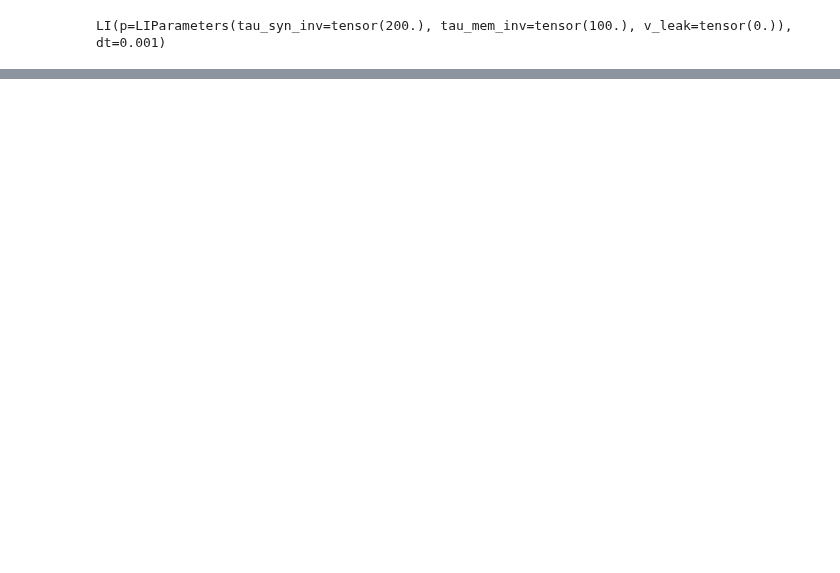
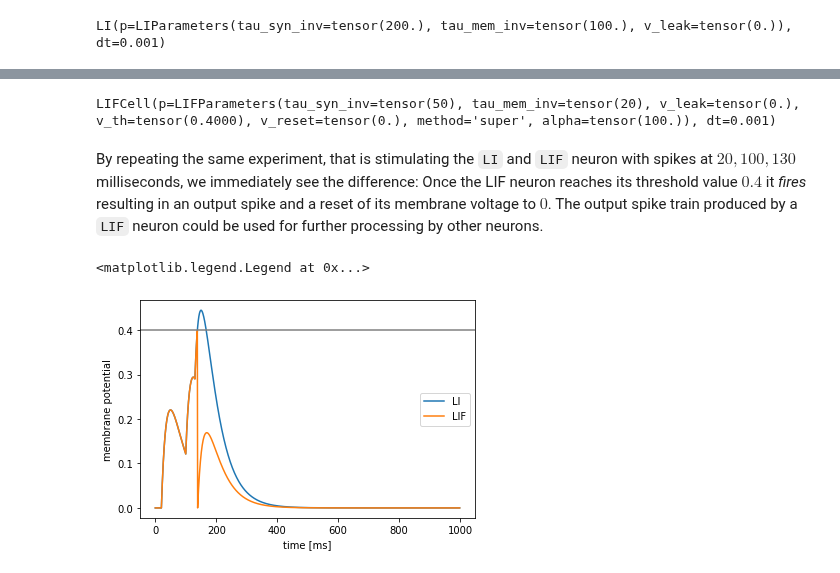
Before and after one commit to norse/norse, a Jupyter notebook: _sources/pages/spiking.ipynb, the cells around one changed output, grey strips where cells are left out. Saved outputs shown, nothing was run; the diff lists cells and outputs as text; code cells hidden in the pictures; blank space fills up the shorter version.

````diff
--- a/_sources/pages/spiking.ipynb
+++ b/_sources/pages/spiking.ipynb
@@ -65,0 +116,41 @@ plt.plot(voltages.detach())
+# %%
+def integrate_and_record(cell):
+    def integrate(input_spike_train):
+        T = input_spike_train.shape[0]
+        s = None
+        spikes = []
+        voltage_trace = []
+        for ts in range(T):
+            z, s = cell(input_spike_train[ts], s)
+            spikes.append(z)
+            voltage_trace.append(s.v)
+        return torch.stack(spikes), torch.stack(voltage_trace)
+    return integrate
+
+v_th = 0.4
+cell = nm.LIFCell(p=nm.LIFParameters(tau_mem_inv=torch.tensor(20), tau_syn_inv=torch.tensor(50), v_th=torch.as_tensor(0.4)))
+lif_integrate = integrate_and_record(cell)
+cell
+# %% [output]
+LIFCell(p=LIFParameters(tau_syn_inv=tensor(50), tau_mem_inv=tensor(20), v_leak=tensor(0.), v_th=tensor(0.4000), v_reset=tensor(0.), method='super', alpha=tensor(100.)), dt=0.001)
+# %% [markdown]
+By repeating the same experiment, that is stimulating the ```LI``` and ```LIF``` neuron with spikes at $20, 100, 130$ milliseconds, we immediately see the difference: Once the LIF neuron reaches its threshold value $0.4$ it *fires* resulting in an output spike and a reset of its membrane voltage to $0$. The output spike train produced by a ```LIF``` neuron could be used for further processing by other neurons.
+# %%
+num_neurons = 1
+tau_syn_inv = torch.tensor([20])
+data = torch.zeros(1000,num_neurons)
+data[20] =  1.0
+data[100] = 1.0
+data[130] = 1.0
+
+voltage_trace, _ = nm.LI(p=nm.LIParameters(tau_mem_inv=tau_syn_inv, tau_syn_inv=torch.tensor(50)))(data)
+zs, lif_voltage_trace = lif_integrate(data)
+plt.xlabel('time [ms]')
+plt.ylabel('membrane potential')
+plt.plot(voltage_trace.detach(), label="LI")
+plt.plot(lif_voltage_trace.detach(), label="LIF")
+plt.axhline(0.4, color='grey')
+plt.legend()
+# %% [output]
+<matplotlib.legend.Legend at 0x...>
+[figure, added]
````
Also changed, not shown: parts of 16 cells of this notebook, 8 other files.
